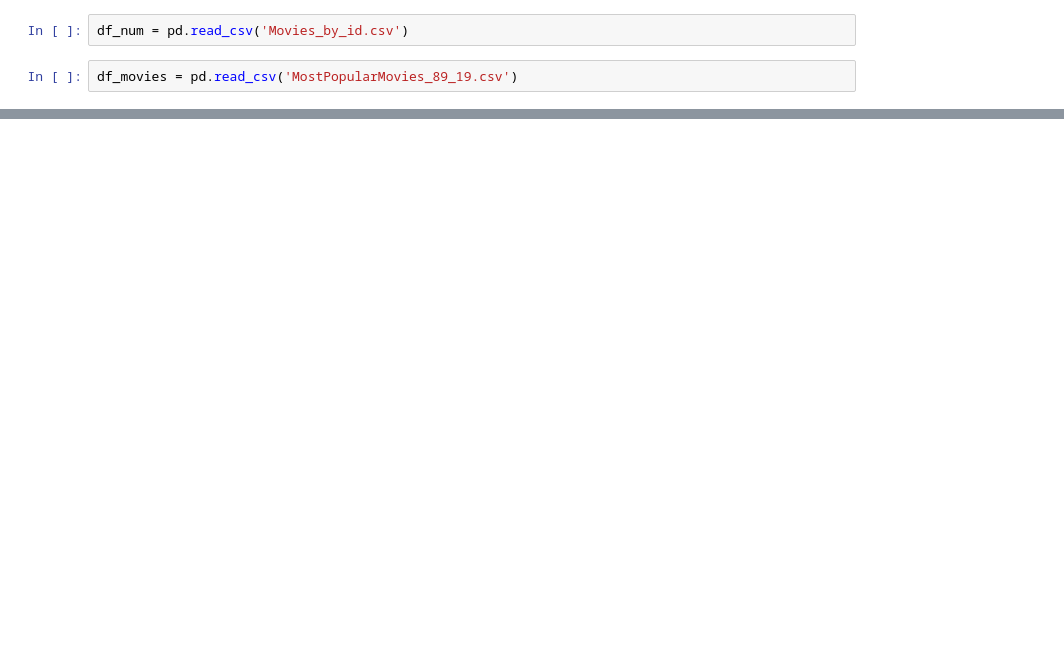
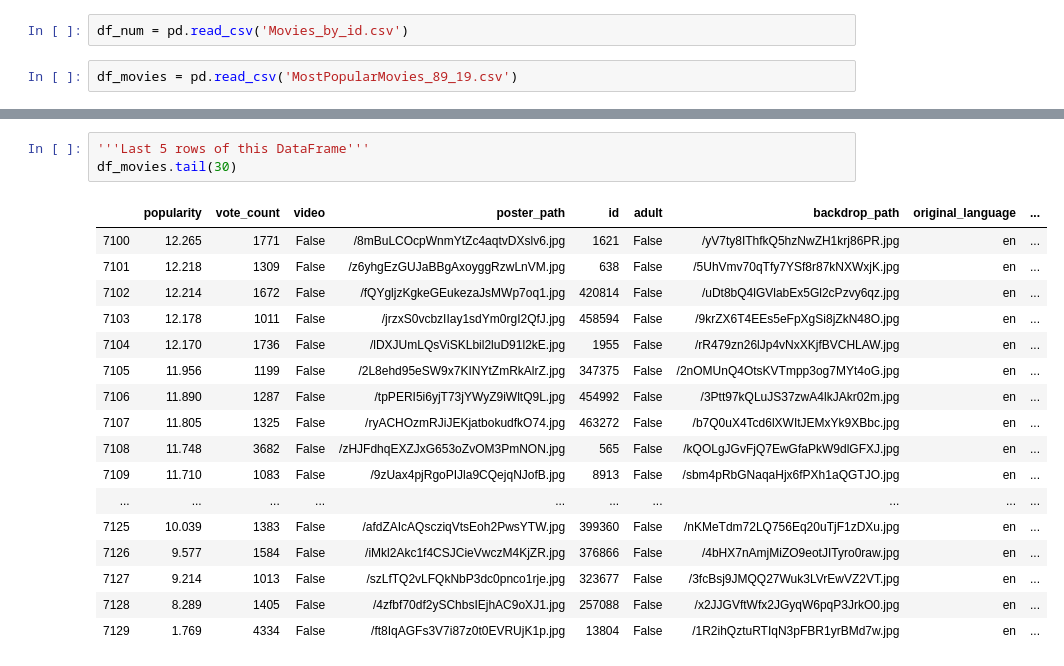
Before and after one commit to bmor2552/MovieProj, a Jupyter notebook: Merged_DataFrame.ipynb, the cells around one changed output, grey strips where cells are left out. Cells and saved outputs as stored; diff of their text form; blank space fills up the shorter version.

```diff
--- a/Merged_DataFrame.ipynb
+++ b/Merged_DataFrame.ipynb
@@ -27,0 +54,21 @@ Index(['adult', 'backdrop_path', 'belongs_to_collection', 'budget', 'genres',
+# %%
+'''Last 5 rows of this DataFrame'''
+df_movies.tail(30)
+# %% [output]
+|  | popularity | vote_count | video | poster_path | id | adult | backdrop_path | original_language | ... |
+| 7100 | 12.265 | 1771 | False | /8mBuLCOcpWnmYtZc4aqtvDXslv6.jpg | 1621 | False | /yV7ty8IThfkQ5hzNwZH1krj86PR.jpg | en | ... |
+| 7101 | 12.218 | 1309 | False | /z6yhgEzGUJaBBgAxoyggRzwLnVM.jpg | 638 | False | /5UhVmv70qTfy7YSf8r87kNXWxjK.jpg | en | ... |
+| 7102 | 12.214 | 1672 | False | /fQYgljzKgkeGEukezaJsMWp7oq1.jpg | 420814 | False | /uDt8bQ4lGVlabEx5Gl2cPzvy6qz.jpg | en | ... |
+| 7103 | 12.178 | 1011 | False | /jrzxS0vcbzIIay1sdYm0rgI2QfJ.jpg | 458594 | False | /9krZX6T4EEs5eFpXgSi8jZkN48O.jpg | en | ... |
+| 7104 | 12.170 | 1736 | False | /lDXJUmLQsViSKLbil2luD91l2kE.jpg | 1955 | False | /rR479zn26lJp4vNxXKjfBVCHLAW.jpg | en | ... |
+| 7105 | 11.956 | 1199 | False | /2L8ehd95eSW9x7KINYtZmRkAlrZ.jpg | 347375 | False | /2nOMUnQ4OtsKVTmpp3og7MYt4oG.jpg | en | ... |
+| 7106 | 11.890 | 1287 | False | /tpPERI5i6yjT73jYWyZ9iWltQ9L.jpg | 454992 | False | /3Ptt97kQLuJS37zwA4lkJAkr02m.jpg | en | ... |
+| 7107 | 11.805 | 1325 | False | /ryACHOzmRJiJEKjatbokudfkO74.jpg | 463272 | False | /b7Q0uX4Tcd6lXWItJEMxYk9XBbc.jpg | en | ... |
+| 7108 | 11.748 | 3682 | False | /zHJFdhqEXZJxG653oZvOM3PmNON.jpg | 565 | False | /kQOLgJGvFjQ7EwGfaPkW9dlGFXJ.jpg | en | ... |
+| 7109 | 11.710 | 1083 | False | /9zUax4pjRgoPIJla9CQejqNJofB.jpg | 8913 | False | /sbm4pRbGNaqaHjx6fPXh1aQGTJO.jpg | en | ... |
+| ... | ... | ... | ... | ... | ... | ... | ... | ... | ... |
+| 7125 | 10.039 | 1383 | False | /afdZAIcAQscziqVtsEoh2PwsYTW.jpg | 399360 | False | /nKMeTdm72LQ756Eq20uTjF1zDXu.jpg | en | ... |
+| 7126 | 9.577 | 1584 | False | /iMkl2Akc1f4CSJCieVwczM4KjZR.jpg | 376866 | False | /4bHX7nAmjMiZO9eotJITyro0raw.jpg | en | ... |
+| 7127 | 9.214 | 1013 | False | /szLfTQ2vLFQkNbP3dc0pnco1rje.jpg | 323677 | False | /3fcBsj9JMQQ27Wuk3LVrEwVZ2VT.jpg | en | ... |
+| 7128 | 8.289 | 1405 | False | /4zfbf70df2ySChbsIEjhAC9oXJ1.jpg | 257088 | False | /x2JJGVftWfx2JGyqW6pqP3JrkO0.jpg | en | ... |
+| 7129 | 1.769 | 4334 | False | /ft8IqAGFs3V7i87z0t0EVRUjK1p.jpg | 13804 | False | /1R2ihQztuRTIqN3pFBR1yrBMd7w.jpg | en | ... |
```
Also changed, not shown: parts of 44 cells of this notebook.
